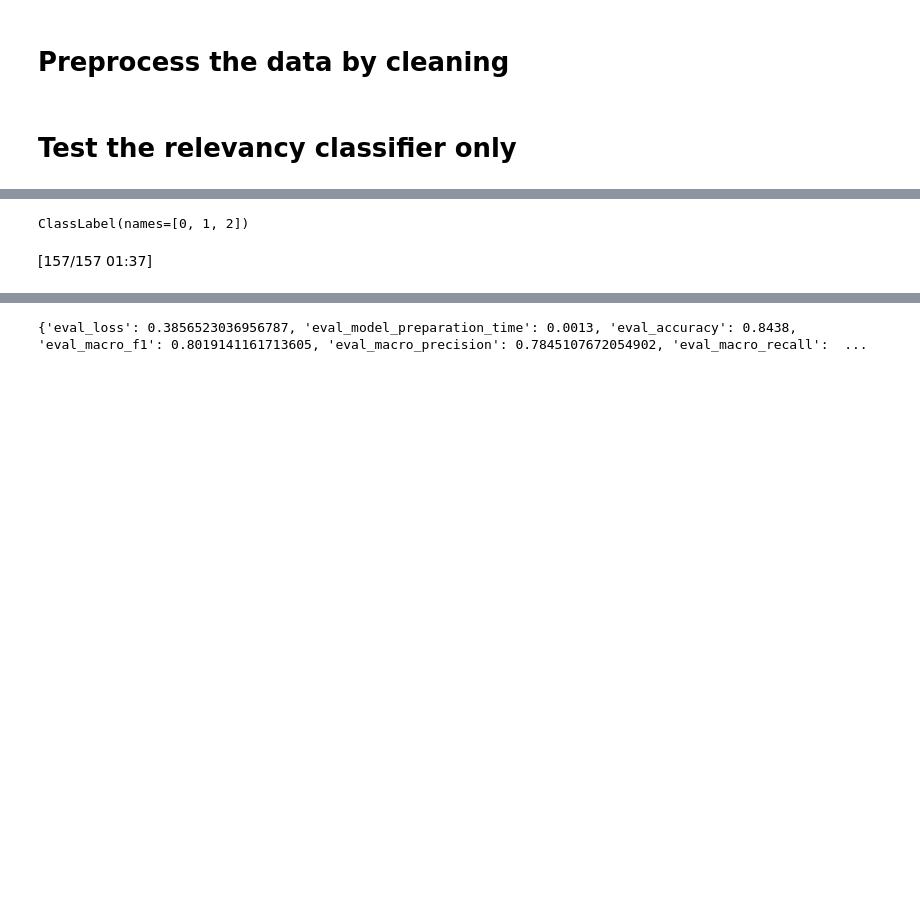
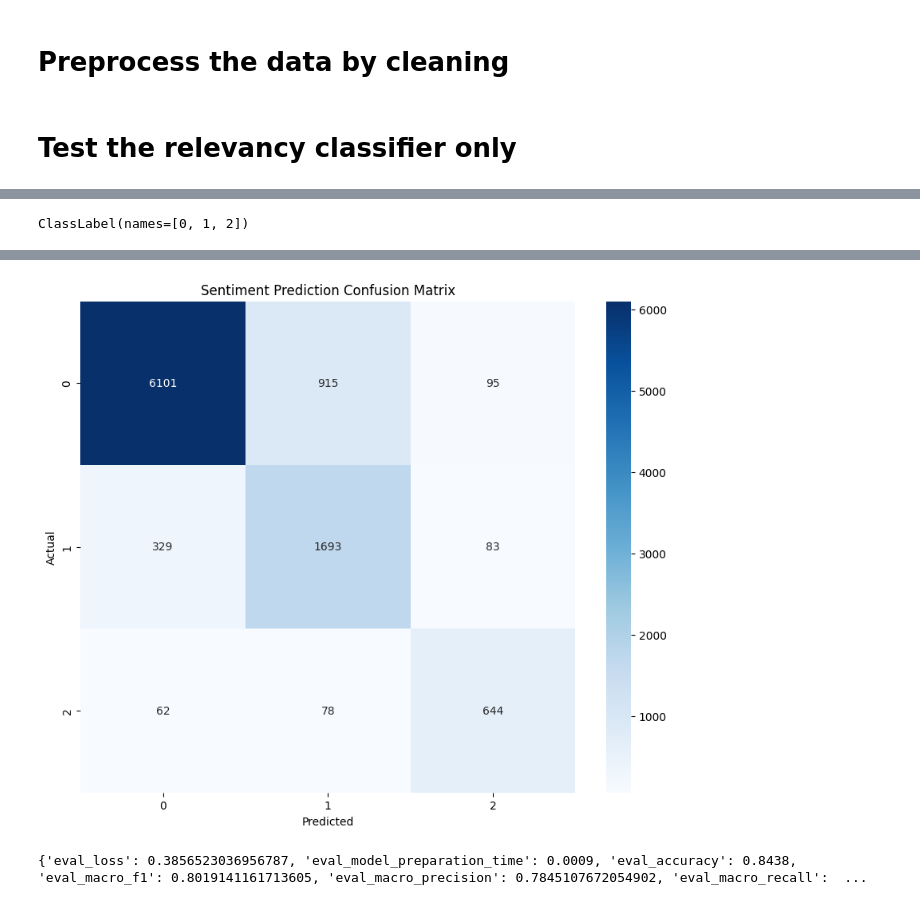
Before and after one commit to SorataBaka/2025-graduation-research, a Jupyter notebook: relevancy-classifier/12. model_testing.ipynb, the cells around one changed output, grey strips where cells are left out. Cells and saved outputs as stored; diff of their text form; code cells hidden in the pictures; blank space fills up the shorter version.

```diff
--- a/relevancy-classifier/12. model_testing.ipynb
+++ b/relevancy-classifier/12. model_testing.ipynb
@@ -237,7 +268,17 @@ trainer = Trainer(
     data_collator=default_data_collator,
 )
 
-results = trainer.evaluate()
+sentiment_results = trainer.evaluate()
+sentiment_prediction_output = trainer.predict(tokenized_sentiment_test)
+logits = sentiment_prediction_output.predictions
+trus_labels = sentiment_prediction_output.label_ids
+
+if isinstance(logits, tuple):
+    logits = logits[0]
+prediction_labels = logits.argmax(axis=-1)
+sentiment_confusion_matrix = confusion_matrix(
+    y_true=list(tokenized_sentiment_test["label"]), y_pred=prediction_labels
+)
+plot_cm(sentiment_confusion_matrix, class_labels.names, "Sentiment Prediction Confusion Matrix")
 # %% [output]
 ClassLabel(names=[0, 1, 2])
-[157/157 01:37]
@@ -244,5 +286,6 @@ ClassLabel(names=[0, 1, 2])
+[figure, added]
 # %%
-calculate_weighted_metrics(results)
-print(results)
+calculate_weighted_metrics(sentiment_results)
+print(sentiment_results)
 # %% [output]
-{'eval_loss': 0.3856523036956787, 'eval_model_preparation_time': 0.0013, 'eval_accuracy': 0.8438, 'eval_macro_f1': 0.8019141161713605, 'eval_macro_precision': 0.7845107672054902, 'eval_macro_recall':  ...
+{'eval_loss': 0.3856523036956787, 'eval_model_preparation_time': 0.0009, 'eval_accuracy': 0.8438, 'eval_macro_f1': 0.8019141161713605, 'eval_macro_precision': 0.7845107672054902, 'eval_macro_recall':  ...
```
Also changed, not shown: parts of 4 cells of this notebook, 8 other files.
